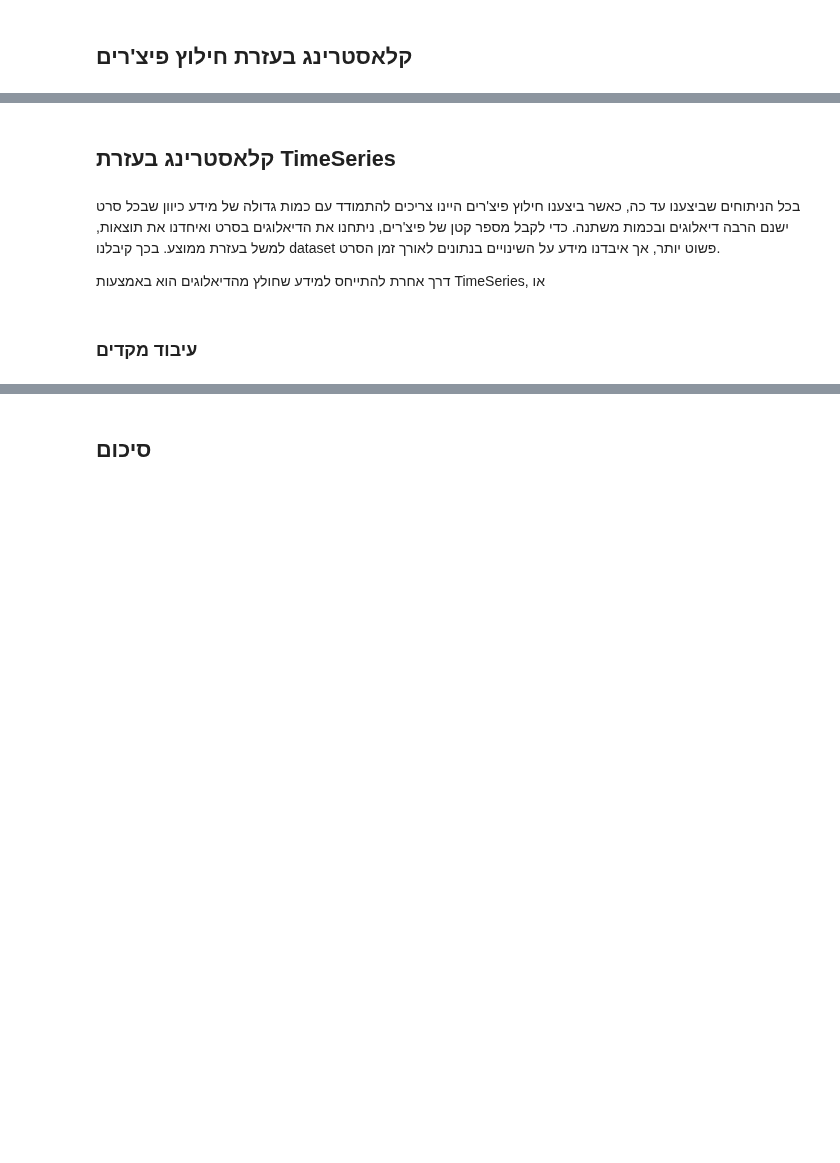
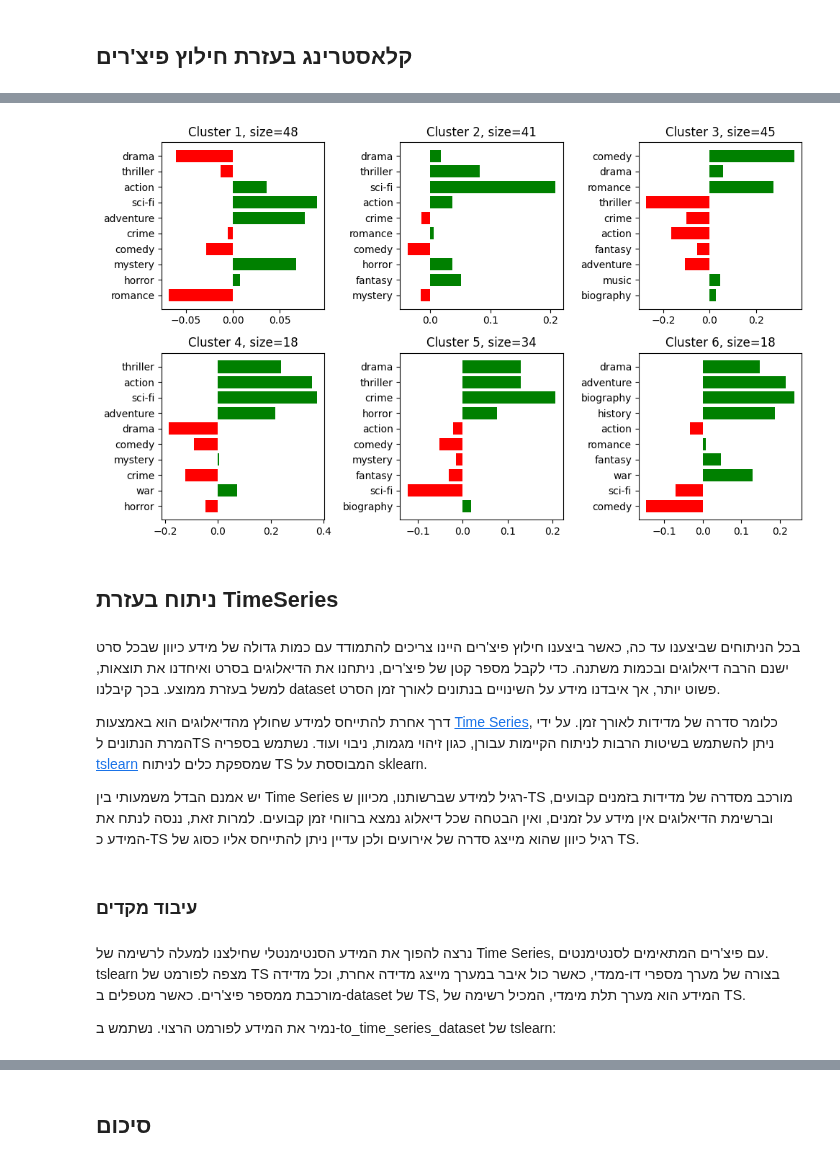
Before and after one commit to eitamyo/ou-workshop-project, a Jupyter notebook: sentimental-movie-classification.ipynb, the cells around one changed output, grey strips where cells are left out. Drawn from its saved outputs; the diff is of its cells as text; code cells hidden in the pictures; blank space fills up the shorter version.

```diff
--- a/sentimental-movie-classification.ipynb
+++ b/sentimental-movie-classification.ipynb
@@ -661,0 +790,30 @@ genres: ['comedy', 'action', 'crime']
+# %%
+from sklearn.cluster import KMeans
+
+n_clusters=6
+kmeans = KMeans(n_clusters=n_clusters)
+kmeans.fit(movie_avg_feats)
+data_kmeans = kmeans.predict(movie_avg_feats)
+# %%
+plt.figure(figsize=(10, 6))
+
+def show_cluster_genre_diff(mids, ax, i, n=10):
+    gc = meta.loc[mids].genre_list.explode().value_counts()
+    x = gc.index[:n]
+    p = np.array([gc.loc[g] / len(mids) for g in x])
+    orig_p = np.array([genre_counts.loc[g] / len(meta) for g in x])
+    y = p - orig_p
+    clrs = ['red' if (y1 < 0) else 'green' for y1 in y ]
+    ax.set_title('Cluster {}, size={}'.format(i + 1,len(mids)))
+    ax.barh(x, y, color=clrs)
+    ax.invert_yaxis()
+
+for i in range(n_clusters):
+    ax = plt.subplot(2, 3, i+1)
+    mids = [movie_avg_feats.index[j] for j in range(len(movie_avg_feats)) if data_kmeans[j] == i]
+    show_cluster_genre_diff(mids, ax, i)
+
+plt.tight_layout()
+plt.show()
+# %% [output]
+[figure, added]
@@ -662,8 +823,14 @@ genres: ['comedy', 'action', 'crime']
 # %% [markdown]
-## קלאסטרינג בעזרת TimeSeries
+## ניתוח בעזרת TimeSeries
 # %% [markdown]
 בכל הניתוחים שביצענו עד כה, כאשר ביצענו חילוץ פיצ'רים היינו צריכים להתמודד עם כמות גדולה של מידע כיוון שבכל סרט ישנם הרבה דיאלוגים ובכמות משתנה. כדי לקבל מספר קטן של פיצ'רים, ניתחנו את הדיאלוגים בסרט ואיחדנו את תוצאות, למשל בעזרת ממוצע. בכך קיבלנו dataset פשוט יותר, אך איבדנו מידע על השינויים בנתונים לאורך זמן הסרט.
 
-דרך אחרת להתייחס למידע שחולץ מהדיאלוגים הוא באמצעות TimeSeries, או
+דרך אחרת להתייחס למידע שחולץ מהדיאלוגים הוא באמצעות [Time Series](https://en.wikipedia.org/wiki/Time_series), כלומר סדרה של מדידות לאורך זמן. על ידי המרת הנתונים לTS ניתן להשתמש בשיטות הרבות לניתוח הקיימות עבורן, כגון זיהוי מגמות, ניבוי ועוד. נשתמש בספריה [tslearn](https://tslearn.readthedocs.io/en/stable/index.html) שמספקת כלים לניתוח TS המבוססת על sklearn.
+
+יש אמנם הבדל משמעותי בין Time Series רגיל למידע שברשותנו, מכיוון ש-TS מורכב מסדרה של מדידות בזמנים קבועים, וברשימת הדיאלוגים אין מידע על זמנים, ואין הבטחה שכל דיאלוג נמצא ברווחי זמן קבועים. למרות זאת, ננסה לנתח את המידע כ-TS רגיל כיוון שהוא מייצג סדרה של אירועים ולכן עדיין ניתן להתייחס אליו כסוג של TS.
 # %% [markdown]
 ### עיבוד מקדים
+# %% [markdown]
+נרצה להפוך את המידע הסנטימנטלי שחילצנו למעלה לרשימה של Time Series, עם פיצ'רים המתאימים לסנטימנטים. tslearn מצפה לפורמט של TS בצורה של מערך מספרי דו-ממדי, כאשר כול איבר במערך מייצג מדידה אחרת, וכל מדידה מורכבת ממספר פיצ'רים. כאשר מטפלים ב-dataset של TS, המידע הוא מערך תלת מימדי, המכיל רשימה של TS.
+
+נמיר את המידע לפורמט הרצוי. נשתמש ב-to_time_series_dataset של tslearn:
```
Also changed, not shown: parts of 57 cells of this notebook, 1 other file.
